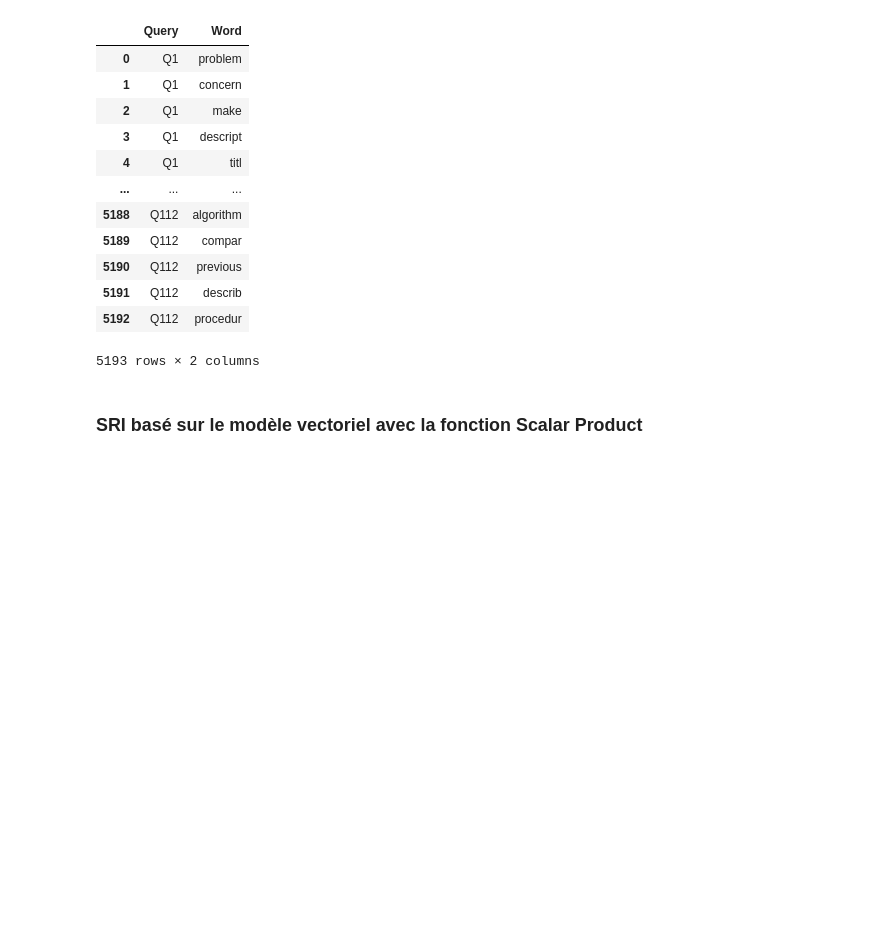
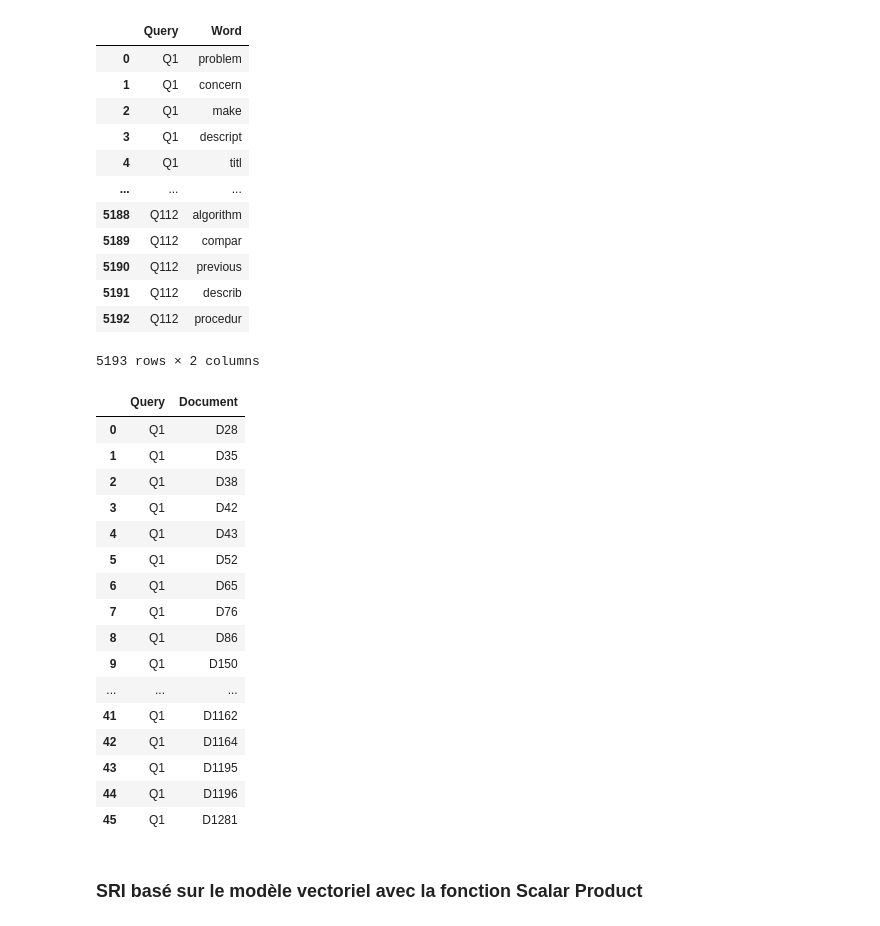
Before and after one commit to IliesChibane/Intelligent-Information-retrieval-System, a Jupyter notebook: Notebook/SRI_Vectoriel.ipynb, the cells around one changed output. Saved outputs shown, nothing was run; the diff lists cells and outputs as text; code cells hidden in the pictures; blank space fills up the shorter version.

```diff
--- a/Notebook/SRI_Vectoriel.ipynb
+++ b/Notebook/SRI_Vectoriel.ipynb
@@ -45,6 +47,28 @@ info_queries
 | 5191 | Q112 | describ |
 | 5192 | Q112 | procedur |
 5193 rows × 2 columns
+# %%
+eval_df = pd.read_csv("../csv_docs/evaluation.csv")
+eval_df = eval_df.drop("Unnamed: 0", axis=1)
+eval_df.loc[eval_df["Query"] == "Q1"]
+# %% [output]
+|  | Query | Document |
+| 0 | Q1 | D28 |
+| 1 | Q1 | D35 |
+| 2 | Q1 | D38 |
+| 3 | Q1 | D42 |
+| 4 | Q1 | D43 |
+| 5 | Q1 | D52 |
+| 6 | Q1 | D65 |
+| 7 | Q1 | D76 |
+| 8 | Q1 | D86 |
+| 9 | Q1 | D150 |
+| ... | ... | ... |
+| 41 | Q1 | D1162 |
+| 42 | Q1 | D1164 |
+| 43 | Q1 | D1195 |
+| 44 | Q1 | D1196 |
+| 45 | Q1 | D1281 |
 # %% [markdown]
 ### SRI basé sur le modèle vectoriel avec la fonction Scalar Product
 # %%
```
Also changed, not shown: parts of 10 cells of this notebook.
